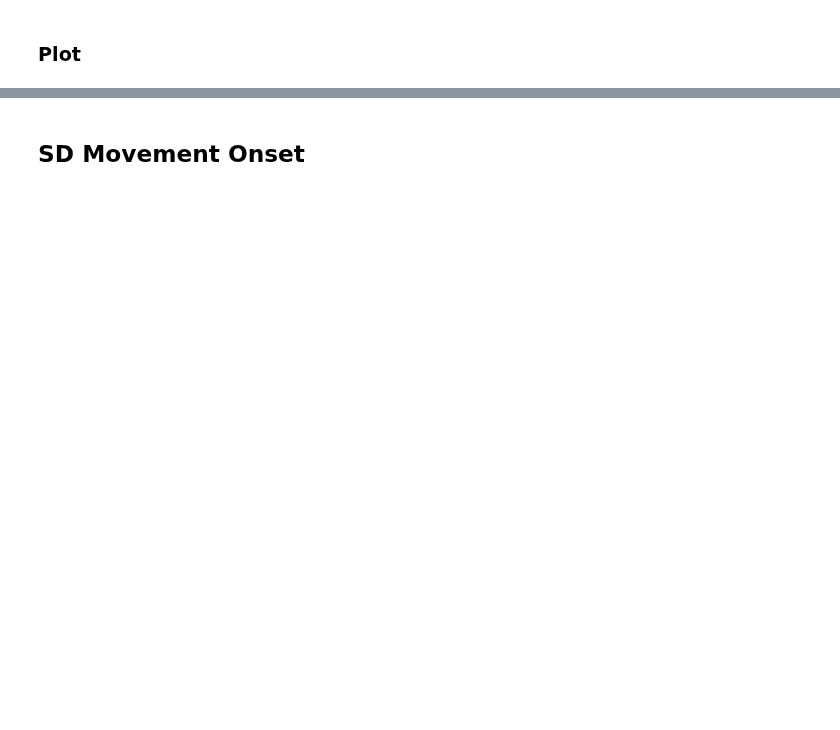
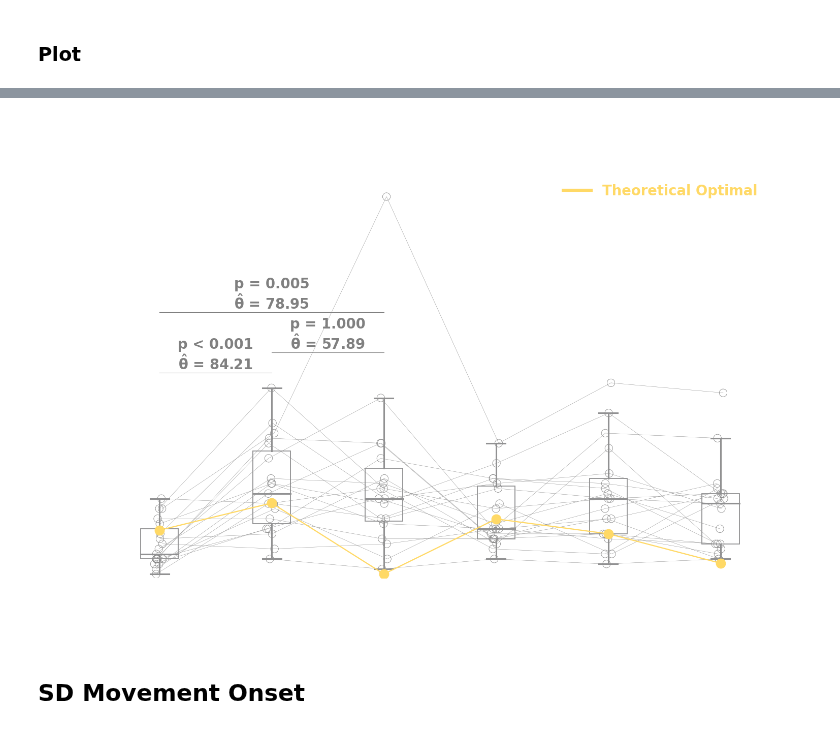
Before and after one commit to SethSullivan/MatchPennies-Agent-Expirement, a Jupyter notebook: scripts/makefigs/SCAPPS_Figures.ipynb, the cells around one changed output, grey strips where cells are left out. Cells and saved outputs as stored; diff of their text form; code cells hidden in the pictures; blank space fills up the shorter version.

```diff
--- a/scripts/makefigs/SCAPPS_Figures.ipynb
+++ b/scripts/makefigs/SCAPPS_Figures.ipynb
@@ -200,0 +230,6 @@ if True:
+# %%
+indecisions_anova = st.Anova('Indecisions', stats_inputs)
+display(indecisions_anova.anova)
+indecisions_boot = st.Bootstrap(stats_inputs, indecisions_anova,no_collapse=True,alternative='two-sided')
+indecisions_statistics = indecisions_boot.run_bootstrap()
+indecisions_statistics
@@ -201,3 +254,49 @@ if True:
+# %%
+if True:
+    metric = st.df_to_array(df['Indecisions'],stats_inputs.num_subjects, stats_inputs.num_blocks)
+    ylocs = np.arange(0, 101, 25)
+    ylabel = 'Percent (%)'
+    title = 'Indecisions'
+
+    fig = dv.Figure(figsize=(w, h), dpi=110)
+    ax = fig.add_panel(dim=(0.6, 0, w / div_w, h / div_h))
+    model_data = [model.results.get_metric(model.score_metrics.prob_indecision, metric_type='true',decision_type='optimal')*100 for model in models.values()]
+    pf.multiple_models_boxplot(
+            ax=ax,
+            data=metric,
+            box_width = bw,
+            model_data=model_data,
+            show_boxplot=SHOW_BOXPLOTS,
+            show_models=SHOW_MODELS,
+            reorder_xaxis = True,
+            labels=list(models.keys()),
+            colors=wheel.grey,
+            linestyles=None,
+            line_colors = None,
+            xlocs=xlocs,
+            ylocs=ylocs,
+            xticklabels=it.trial_block_titles,
+            xlabel=it.xlabel,
+            ylabel=ylabel,
+            title=title,
+            legend_fontsize=legend_fontsize,
+            title_fontsize=title_fontsize,
+            title_padding=40,
+        )
+    ax.set_ylim(-1,100)
+    ax.set_xlim(-1,max(xlocs)+1)
+    if SHOW_STATS:
+        pf.plot_stats(
+            ax,stats_inputs=stats_inputs, statistics=indecisions_statistics,
+            combos = ['02','24','04',],xlocs=xlocs,
+            xloc_index = ['01','12','02',],
+            ypos=[50,55,65,1420,1490],
+            fontsize=18,stacked=True
+        )
+
+    fig.remove_figure_borders()
+# %% [output]
+[figure, added]
 # %% [markdown]
 ## SD Movement Onset
 # %%
```
Also changed, not shown: parts of 13 cells of this notebook.
